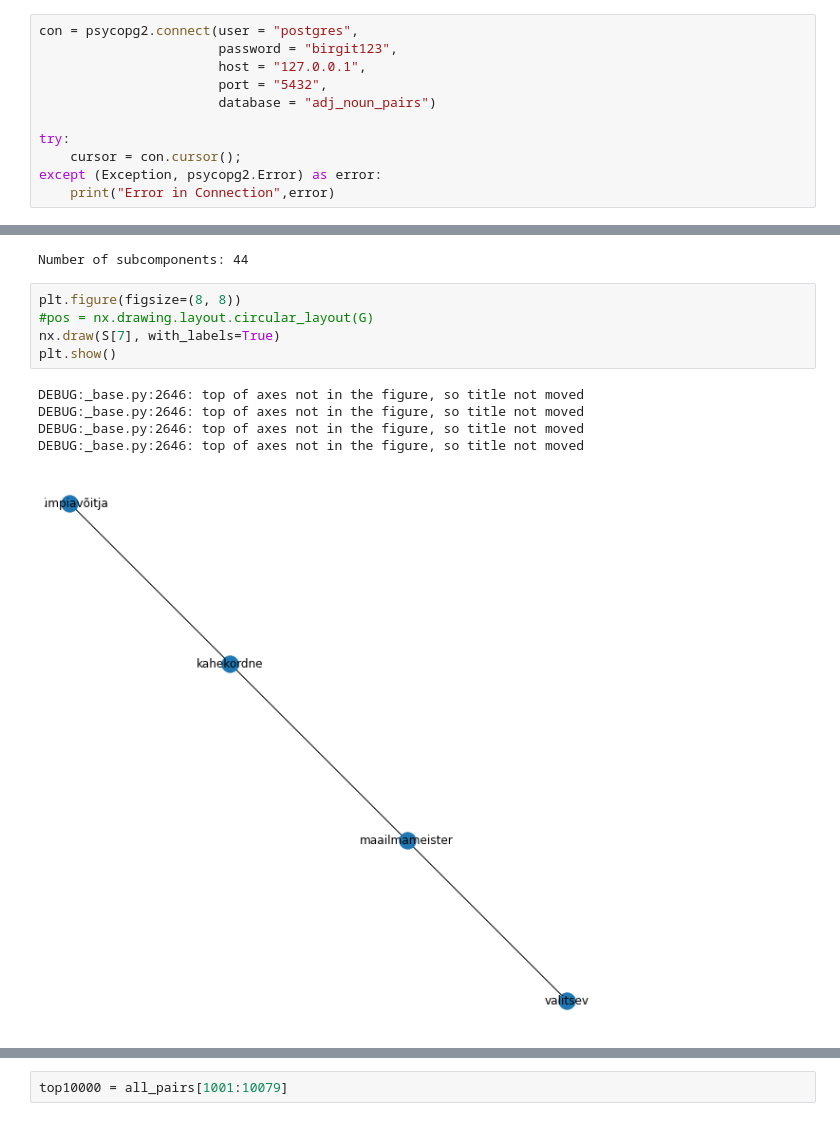
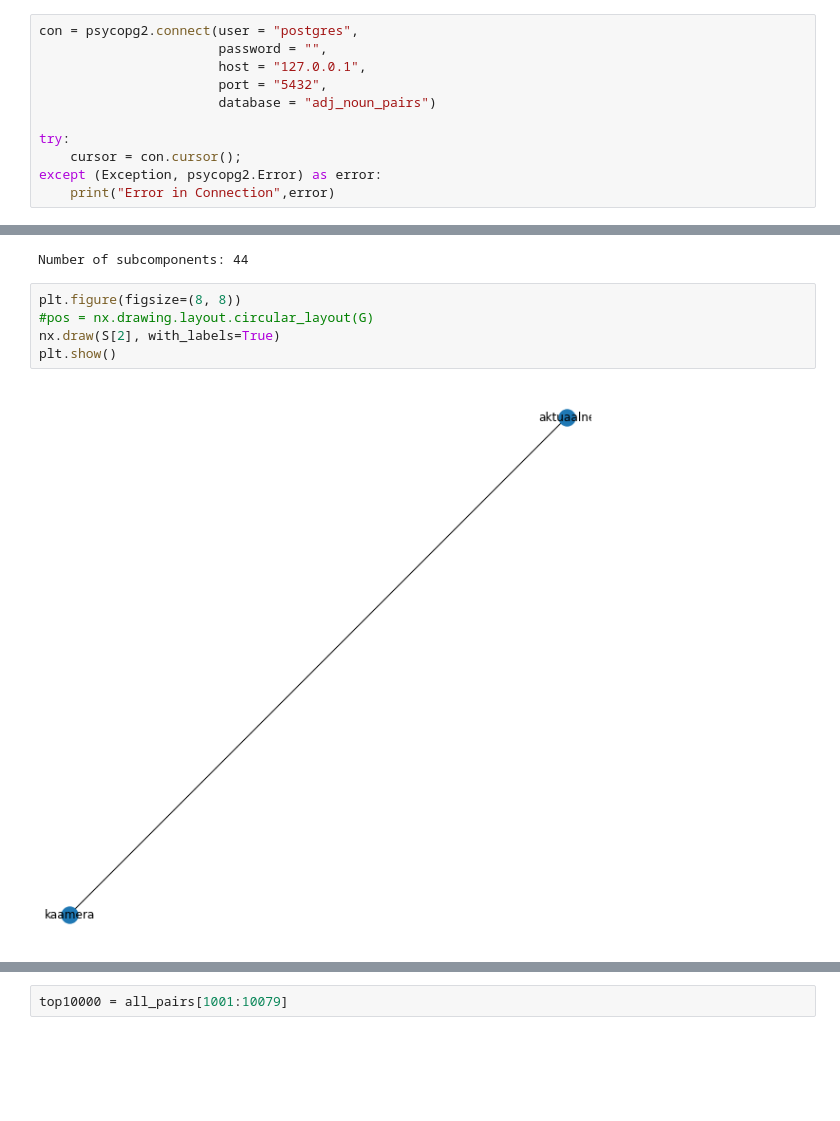
Before and after one commit to birgitsormus/noun-adj-classification, a Jupyter notebook: data exploration.ipynb, the cells around one changed output, grey strips where cells are left out. Cells and saved outputs as stored; diff of their text form; blank space fills up the shorter version.

```diff
--- a/data exploration.ipynb
+++ b/data exploration.ipynb
@@ -2,7 +2,7 @@
 import psycopg2
 # %%
 con = psycopg2.connect(user = "postgres",
-                       password = "birgit123",
+                       password = "",
                        host = "127.0.0.1",
                        port = "5432",
                        database = "adj_noun_pairs")
@@ -1575,14 +1606,10 @@ Number of subcomponents: 44
 # %%
 plt.figure(figsize=(8, 8))
 #pos = nx.drawing.layout.circular_layout(G)
-nx.draw(S[7], with_labels=True)
+nx.draw(S[2], with_labels=True)
 plt.show()
 # %% [output]
-DEBUG:_base.py:2646: top of axes not in the figure, so title not moved
-DEBUG:_base.py:2646: top of axes not in the figure, so title not moved
-DEBUG:_base.py:2646: top of axes not in the figure, so title not moved
-DEBUG:_base.py:2646: top of axes not in the figure, so title not moved
-[figure, old version]
+[figure, new version]
 # %%
 plt.figure(figsize=(8, 8))
 #pos = nx.drawing.layout.circular_layout(G)
```
Also changed, not shown: parts of 16 cells of this notebook, 3 other files.
